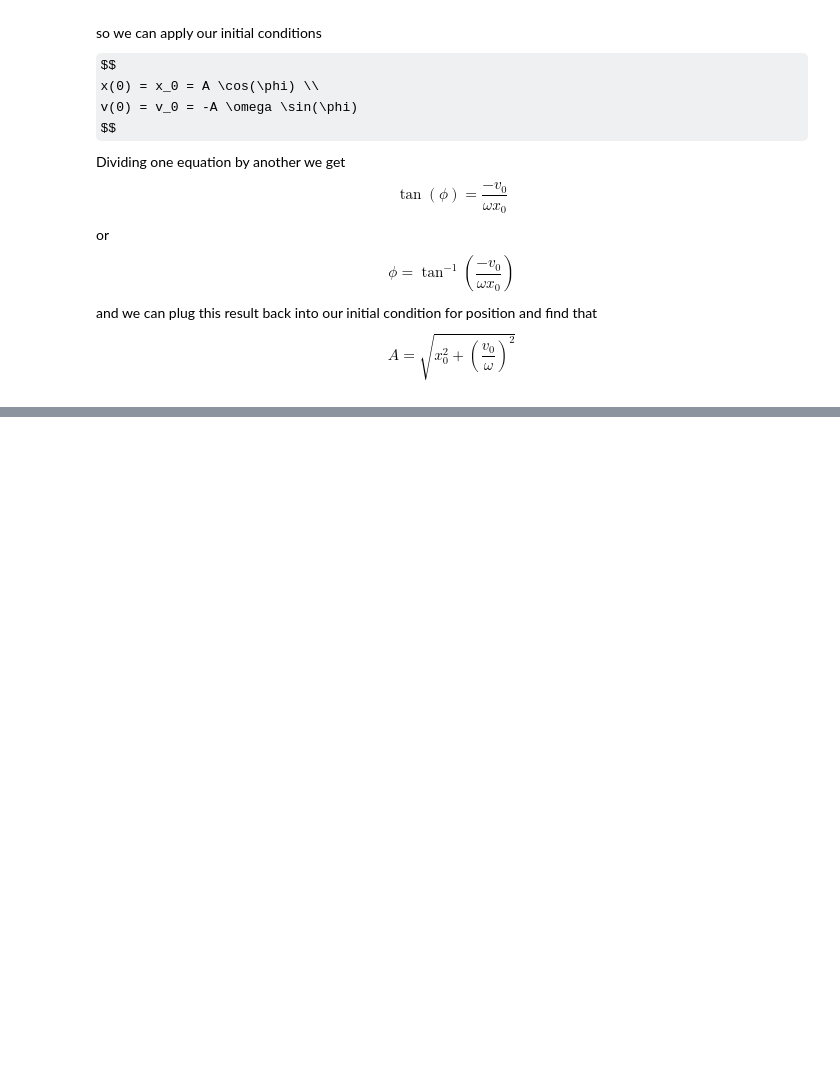
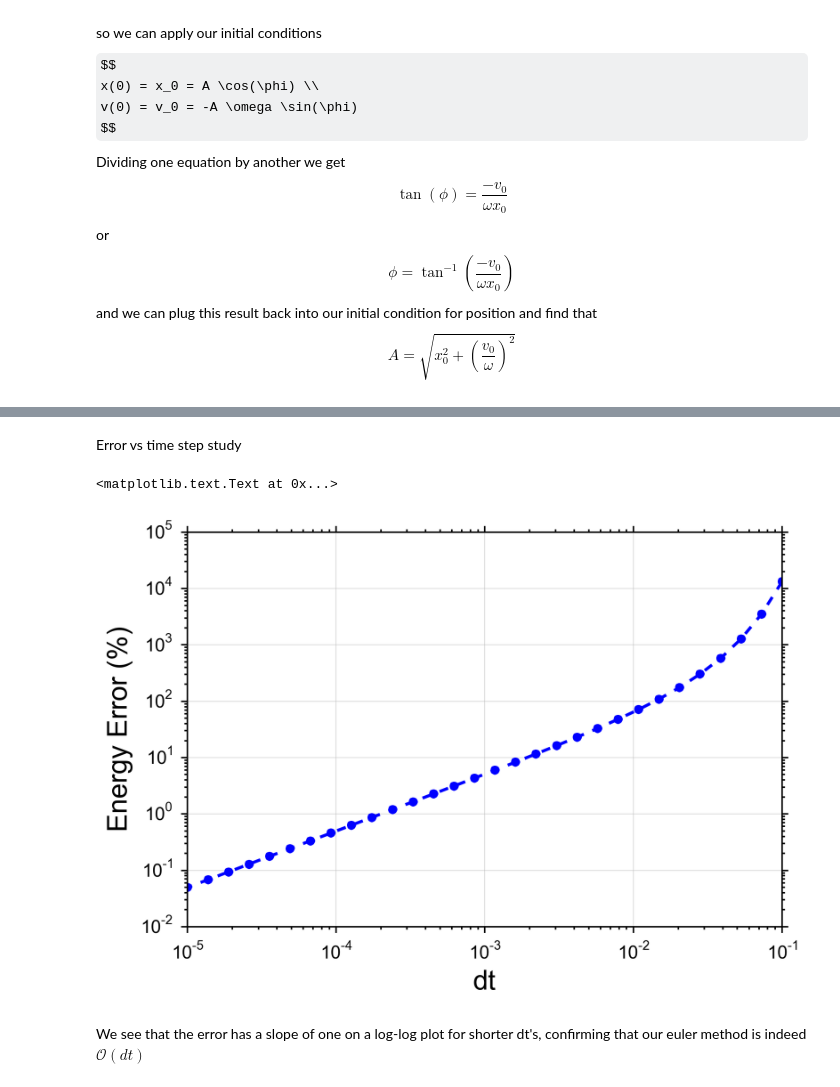
Before and after one commit to rescu/brainstorm, a Jupyter notebook: simple_harmonic_oscillator/simple_harmonic_oscillator.ipynb, the cells around one changed output, grey strips where cells are left out. Cells and saved outputs as stored; diff of their text form; code cells hidden in the pictures; some formulas as TeX source; blank space fills up the shorter version.

Commit message:
added error vs dt

```diff
--- a/simple_harmonic_oscillator/simple_harmonic_oscillator.ipynb
+++ b/simple_harmonic_oscillator/simple_harmonic_oscillator.ipynb
@@ -151,0 +155,34 @@ ax.plot(t, oscillator_energy(
+# %% [markdown]
+Error vs time step study
+# %%
+# initial conditions for the simulation
+x0 = 1
+v0 = 0
+k = 10
+m = 1
+tmax = 10
+
+# results we derived from our analytical analysis above
+omega = np.sqrt(k/m)
+phi = np.arctan(-v0 / (omega*x0))
+A = np.sqrt(x0**2+v0**2/omega**2)
+
+exact_Etot = 0.5 * k * A**2
+
+# list of dts to step through
+dts = np.logspace(-1,-5,30)
+errors = np.zeros(dts.size)
+
+for i,dt in enumerate(dts):
+    x,v,t = undamped_oscillator_euler(x0,v0,k,m,tmax,dt)
+    errors[i] = 100 * (oscillator_energy(x[-1],v[-1],k,m) - exact_Etot) / exact_Etot
+# %%
+ax = plt.subplot(111)
+plt.loglog(dts,errors,'bo--')
+ax.set_xlabel('dt')
+ax.set_ylabel('Energy Error (%)')
+# %% [output]
+<matplotlib.text.Text at 0x...>
+[figure, added]
+# %% [markdown]
+We see that the error has a slope of one on a log-log plot for shorter dt's, confirming that our euler method is indeed $\mathcal{O}(dt)$
```
Also changed, not shown: parts of 4 cells of this notebook.
